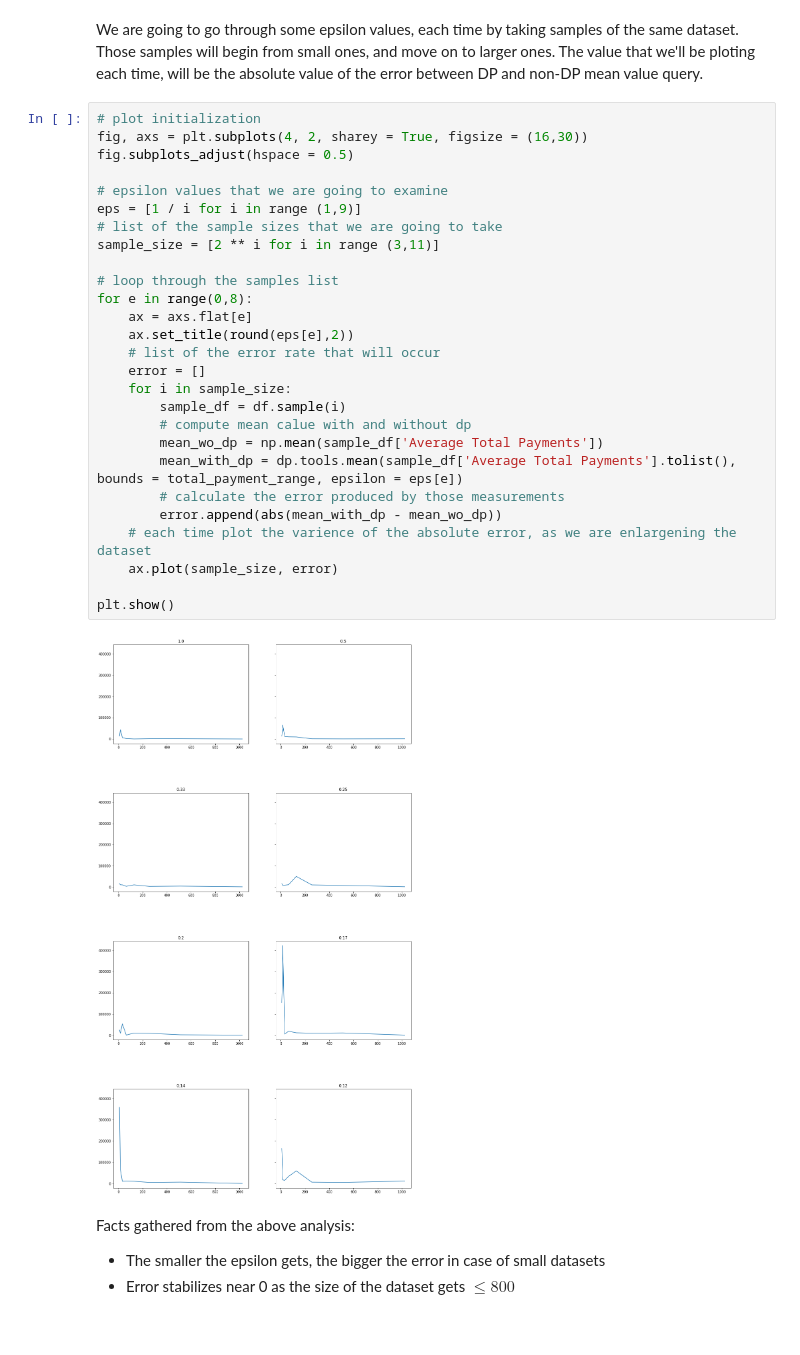
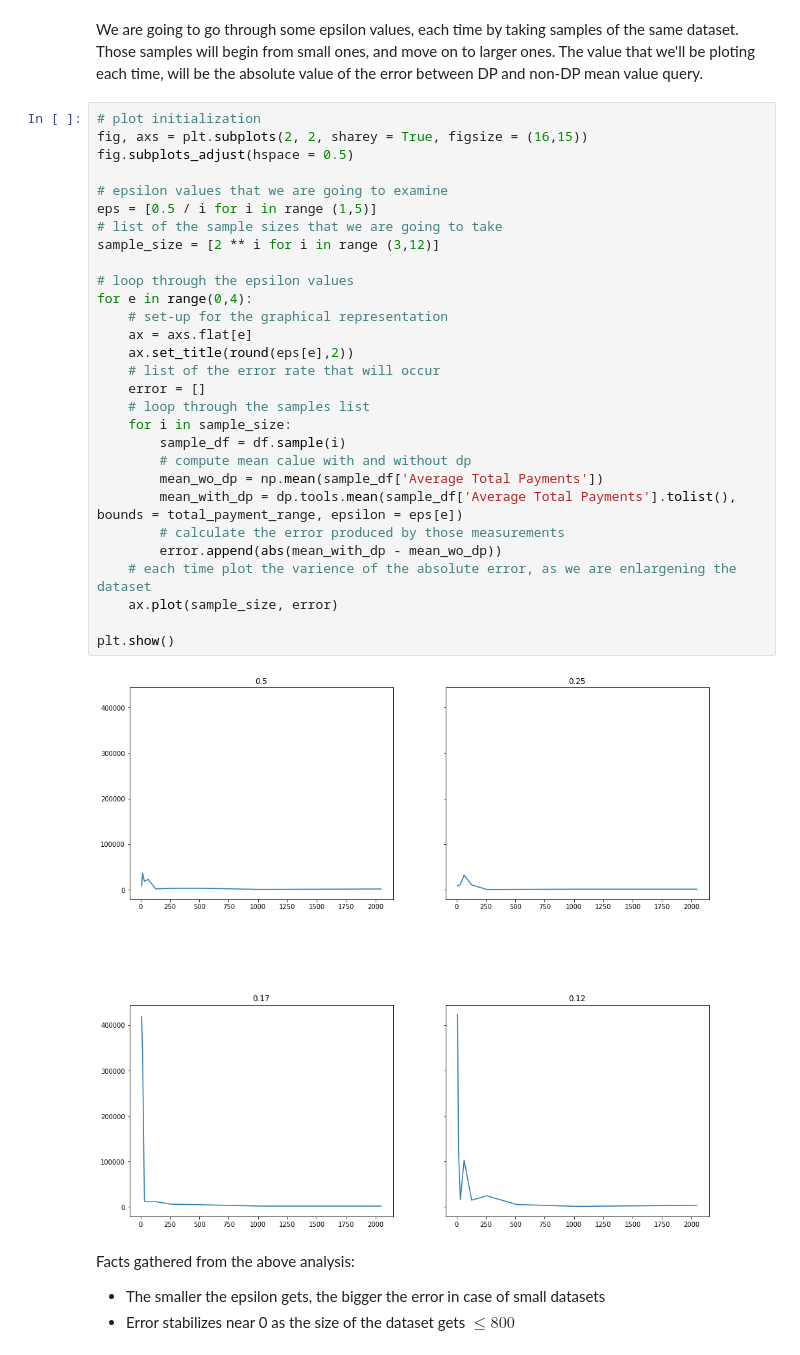
Before and after one commit to nikosgalanis/local-dp-protocols, a Jupyter notebook: ibm_lib_work/basic_queries.ipynb, the cells around one changed output. Drawn from its saved outputs; the diff is of its cells as text.

```diff
--- a/ibm_lib_work/basic_queries.ipynb
+++ b/ibm_lib_work/basic_queries.ipynb
@@ -113,33 +112,35 @@ Let's suppose now, that we have a rather small dataset. What would be the result
 We are going to go through some epsilon values, each time by taking samples of the same dataset. Those samples will begin from small ones, and move on to larger ones. The value that we'll be ploting each time, will be the absolute value of the error between DP and non-DP mean value query.
 # %%
 # plot initialization
-fig, axs = plt.subplots(4, 2, sharey = True, figsize = (16,30))
+fig, axs = plt.subplots(2, 2, sharey = True, figsize = (16,15))
 fig.subplots_adjust(hspace = 0.5)
 
 # epsilon values that we are going to examine
-eps = [1 / i for i in range (1,9)]
+eps = [0.5 / i for i in range (1,5)]
 # list of the sample sizes that we are going to take
-sample_size = [2 ** i for i in range (3,11)]
+sample_size = [2 ** i for i in range (3,12)]
 
-# loop through the samples list
-for e in range(0,8):
+# loop through the epsilon values
+for e in range(0,4):
+    # set-up for the graphical representation
     ax = axs.flat[e]
     ax.set_title(round(eps[e],2))
     # list of the error rate that will occur
     error = []
+    # loop through the samples list
     for i in sample_size:
         sample_df = df.sample(i)
         # compute mean calue with and without dp
         mean_wo_dp = np.mean(sample_df['Average Total Payments'])
         mean_with_dp = dp.tools.mean(sample_df['Average Total Payments'].tolist(), bounds = total_payment_range, epsilon = eps[e])
         # calculate the error produced by those measurements
         error.append(abs(mean_with_dp - mean_wo_dp))
     # each time plot the varience of the absolute error, as we are enlargening the dataset
     ax.plot(sample_size, error)
 
 plt.show()
 # %% [output]
-[figure, old version]
+[figure, new version]
 # %% [markdown]
 Facts gathered from the above analysis:
  - The smaller the epsilon gets, the bigger the error in case of small datasets
```
Also changed, not shown: parts of 20 cells of this notebook.
